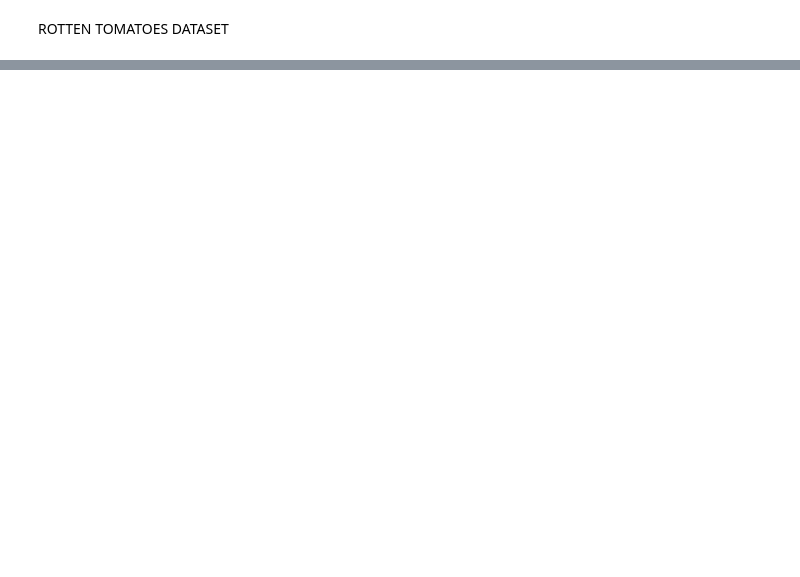
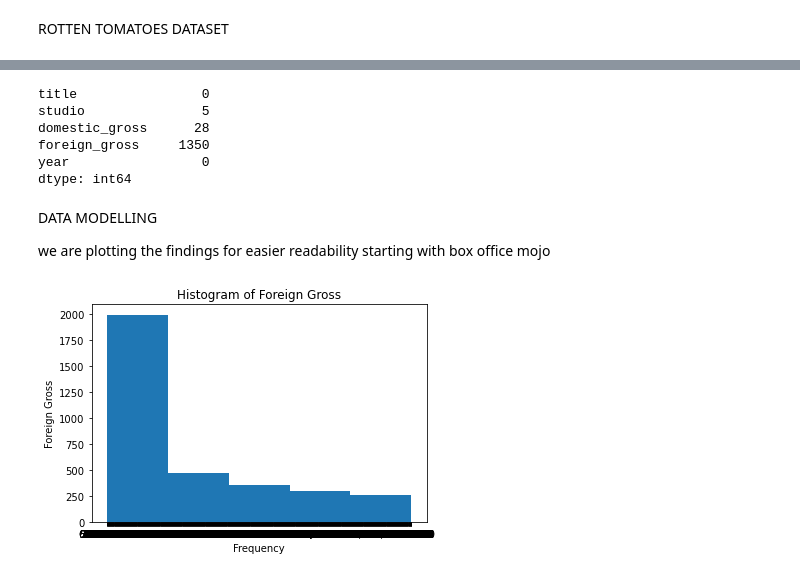
Before and after one commit to samuelhellen/dsc-phase-1-project-v2-4, a Jupyter notebook: student.ipynb, the cells around one changed output, grey strips where cells are left out. Cells and saved outputs as stored; diff of their text form; code cells hidden in the pictures; blank space fills up the shorter version.

```diff
--- a/student.ipynb
+++ b/student.ipynb
@@ -487,0 +573,4 @@ movies_info.head()
+# %%
+# Here you run your code to explore the data
+bom_movie = pd.read_csv('bom.movie_gross.csv')
+bom_movie.head(10)
@@ -487,0 +605,27 @@ movies_info.head()
+# %%
+#check for missing data
+bom_movie.isna().sum()
+# %% [output]
+title                0
+studio               5
+domestic_gross      28
+foreign_gross     1350
+year                 0
+dtype: int64
+# %% [markdown]
+DATA MODELLING
+
+we are plotting the findings for easier readability
+starting with box office mojo
+# %%
+x = bom_movie['foreign_gross']
+y = bom_movie['domestic_gross']
+# %%
+plt.xlabel('Frequency')
+plt.ylabel('Foreign Gross')
+plt.title('Histogram of Foreign Gross')
+
+plt.hist(x, bins=5)
+plt.show()
+# %% [output]
+[figure, added]
```
Also changed, not shown: parts of 15 cells of this notebook, 1 other file.
